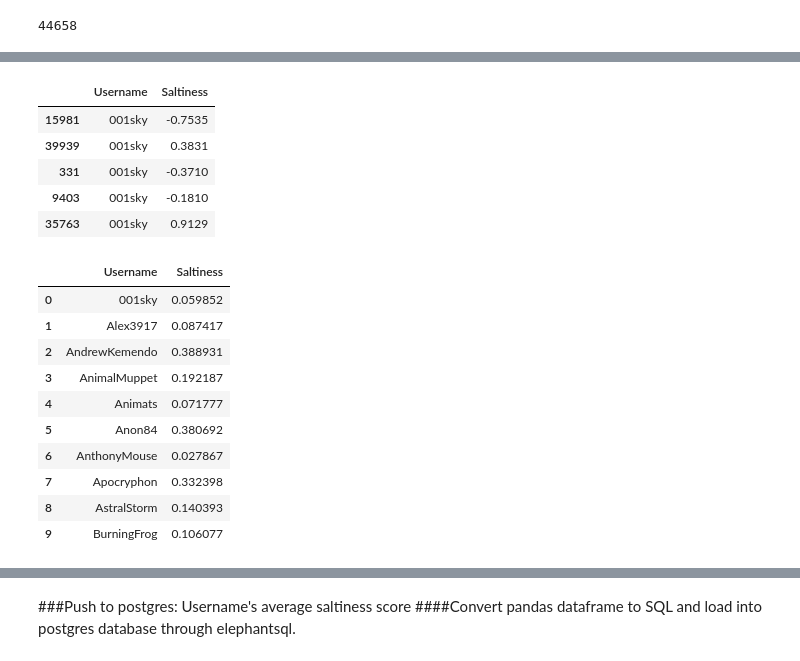
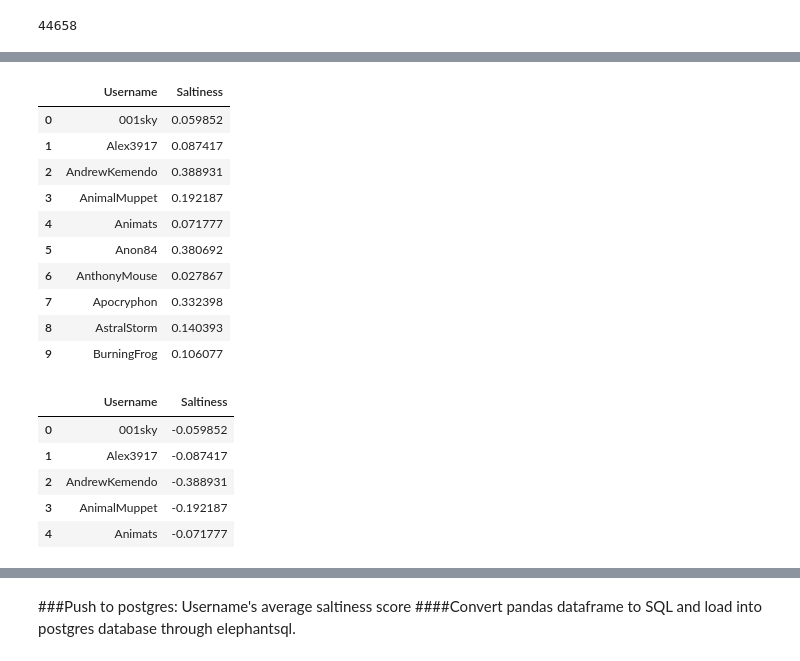
Before and after one commit to Build-Week-SaltiestHackerNewsTrolls2/ds, a Jupyter notebook: model/User_Total_Salt_Scores.ipynb, the cells around one changed output, grey strips where cells are left out. Cells and saved outputs as stored; diff of their text form; code cells hidden in the pictures.

```diff
--- a/model/User_Total_Salt_Scores.ipynb
+++ b/model/User_Total_Salt_Scores.ipynb
@@ -383,27 +381,16 @@ users_score.sort_values(by=['Username'], inplace=True)
-# %%
-#Drop comment column, and groupby username
-users_score.drop(columns=['Comment'], inplace=True)
-users_score.head()
-# %% [output]
-|  | Username | Saltiness |
-| 15981 | 001sky | -0.7535 |
-| 39939 | 001sky | 0.3831 |
-| 331 | 001sky | -0.3710 |
-| 9403 | 001sky | -0.1810 |
-| 35763 | 001sky | 0.9129 |
 # %%
+#Group together username, average saltiness
 users_score = users_score.groupby('Username', as_index=False)['Saltiness'].mean()
+users_score.head(10)
+# %% [output]
+|  | Username | Saltiness |
+| 0 | 001sky | 0.059852 |
+| 1 | Alex3917 | 0.087417 |
+| 2 | AndrewKemendo | 0.388931 |
+| 3 | AnimalMuppet | 0.192187 |
+| 4 | Animats | 0.071777 |
+| 5 | Anon84 | 0.380692 |
+| 6 | AnthonyMouse | 0.027867 |
+| 7 | Apocryphon | 0.332398 |
+| 8 | AstralStorm | 0.140393 |
+| 9 | BurningFrog | 0.106077 |
-# %%
-users_score.head(10)
-# %% [output]
-|  | Username | Saltiness |
-| 0 | 001sky | 0.059852 |
-| 1 | Alex3917 | 0.087417 |
-| 2 | AndrewKemendo | 0.388931 |
-| 3 | AnimalMuppet | 0.192187 |
-| 4 | Animats | 0.071777 |
-| 5 | Anon84 | 0.380692 |
-| 6 | AnthonyMouse | 0.027867 |
-| 7 | Apocryphon | 0.332398 |
-| 8 | AstralStorm | 0.140393 |
-| 9 | BurningFrog | 0.106077 |
@@ -415,5 +397,13 @@ users_score.head(10)
 # %%
-##TODO: multiply by -1 so the higher the score=the more salty
-#copy_df['Saltiness'].mul(-1)
+#Multiply Saltiness by -1, the higher the score=the more salty
+users_score['Saltiness'] = users_score['Saltiness'].mul(-1)
+users_score.head()
+# %% [output]
+|  | Username | Saltiness |
+| 0 | 001sky | -0.059852 |
+| 1 | Alex3917 | -0.087417 |
+| 2 | AndrewKemendo | -0.388931 |
+| 3 | AnimalMuppet | -0.192187 |
+| 4 | Animats | -0.071777 |
 # %%
 #Convert Saltiness column to percent
```
Also changed, not shown: parts of 26 cells of this notebook, 1 other file.
